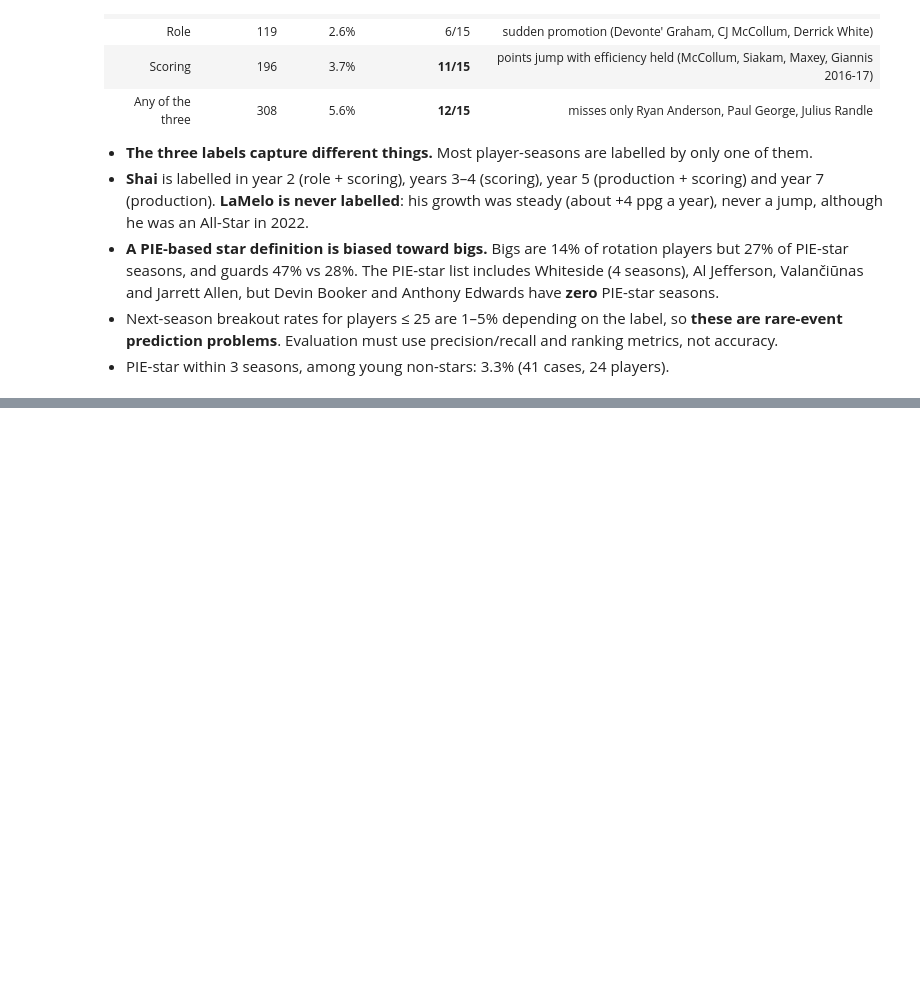
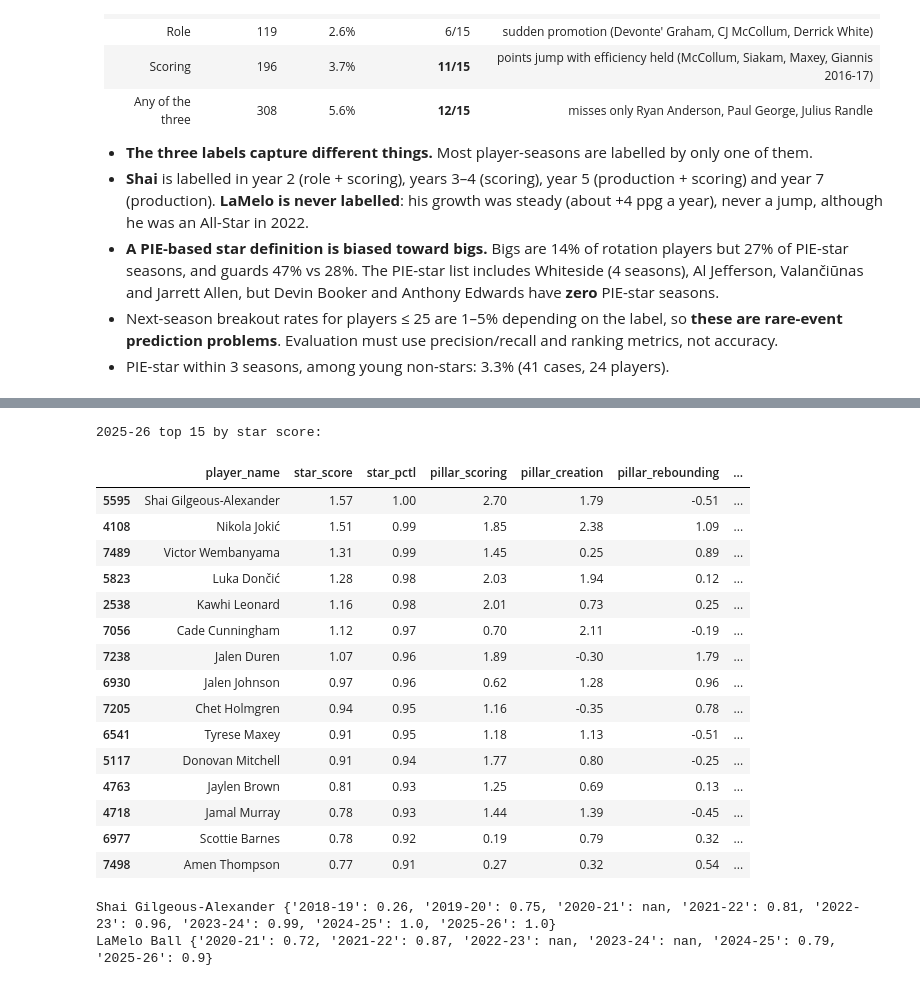
Before and after one commit to dan-j-e/unicorn-hunting, a Jupyter notebook: notebooks/05_breakout_hunting.ipynb, the cells around one changed output, grey strips where cells are left out. Saved outputs shown, nothing was run; the diff lists cells and outputs as text; code cells hidden in the pictures; blank space fills up the shorter version.

```diff
--- a/notebooks/05_breakout_hunting.ipynb
+++ b/notebooks/05_breakout_hunting.ipynb
@@ -201,0 +257,5 @@ dtype: float64
+# %%
+lab = add_star_score(lab)   # size_adjustment = 0.5
+stars = lab[lab["star_season"]]
+print(f"{len(stars)} star seasons, {stars['player_name'].nunique()} players")
+stars.groupby("player_name").size().sort_values(ascending=False).head(30).to_frame("star seasons")
@@ -201,0 +282,26 @@ dtype: float64
+# %%
+print("2025-26 top 15 by star score:")
+display(lab[(lab["season"] == "2025-26") & (lab["min_scaled"] >= 1500)].nlargest(15, "star_score")
+        [["player_name", "star_score", "star_pctl", *[c for c in lab.columns if c.startswith("pillar_")]]].round(2))
+for name in ["Shai Gilgeous-Alexander", "LaMelo Ball"]:
+    print(name, lab.loc[lab["player_name"] == name, ["season", "star_pctl"]].set_index("season")["star_pctl"].round(2).to_dict())
+# %% [output]
+2025-26 top 15 by star score:
+|  | player_name | star_score | star_pctl | pillar_scoring | pillar_creation | pillar_rebounding | ... |
+| 5595 | Shai Gilgeous-Alexander | 1.57 | 1.00 | 2.70 | 1.79 | -0.51 | ... |
+| 4108 | Nikola Jokić | 1.51 | 0.99 | 1.85 | 2.38 | 1.09 | ... |
+| 7489 | Victor Wembanyama | 1.31 | 0.99 | 1.45 | 0.25 | 0.89 | ... |
+| 5823 | Luka Dončić | 1.28 | 0.98 | 2.03 | 1.94 | 0.12 | ... |
+| 2538 | Kawhi Leonard | 1.16 | 0.98 | 2.01 | 0.73 | 0.25 | ... |
+| 7056 | Cade Cunningham | 1.12 | 0.97 | 0.70 | 2.11 | -0.19 | ... |
+| 7238 | Jalen Duren | 1.07 | 0.96 | 1.89 | -0.30 | 1.79 | ... |
+| 6930 | Jalen Johnson | 0.97 | 0.96 | 0.62 | 1.28 | 0.96 | ... |
+| 7205 | Chet Holmgren | 0.94 | 0.95 | 1.16 | -0.35 | 0.78 | ... |
+| 6541 | Tyrese Maxey | 0.91 | 0.95 | 1.18 | 1.13 | -0.51 | ... |
+| 5117 | Donovan Mitchell | 0.91 | 0.94 | 1.77 | 0.80 | -0.25 | ... |
+| 4763 | Jaylen Brown | 0.81 | 0.93 | 1.25 | 0.69 | 0.13 | ... |
+| 4718 | Jamal Murray | 0.78 | 0.93 | 1.44 | 1.39 | -0.45 | ... |
+| 6977 | Scottie Barnes | 0.78 | 0.92 | 0.19 | 0.79 | 0.32 | ... |
+| 7498 | Amen Thompson | 0.77 | 0.91 | 0.27 | 0.32 | 0.54 | ... |
+Shai Gilgeous-Alexander {'2018-19': 0.26, '2019-20': 0.75, '2020-21': nan, '2021-22': 0.81, '2022-23': 0.96, '2023-24': 0.99, '2024-25': 1.0, '2025-26': 1.0}
+LaMelo Ball {'2020-21': 0.72, '2021-22': 0.87, '2022-23': nan, '2023-24': nan, '2024-25': 0.79, '2025-26': 0.9}
```
Also changed, not shown: parts of 6 cells of this notebook, 3 other files.
